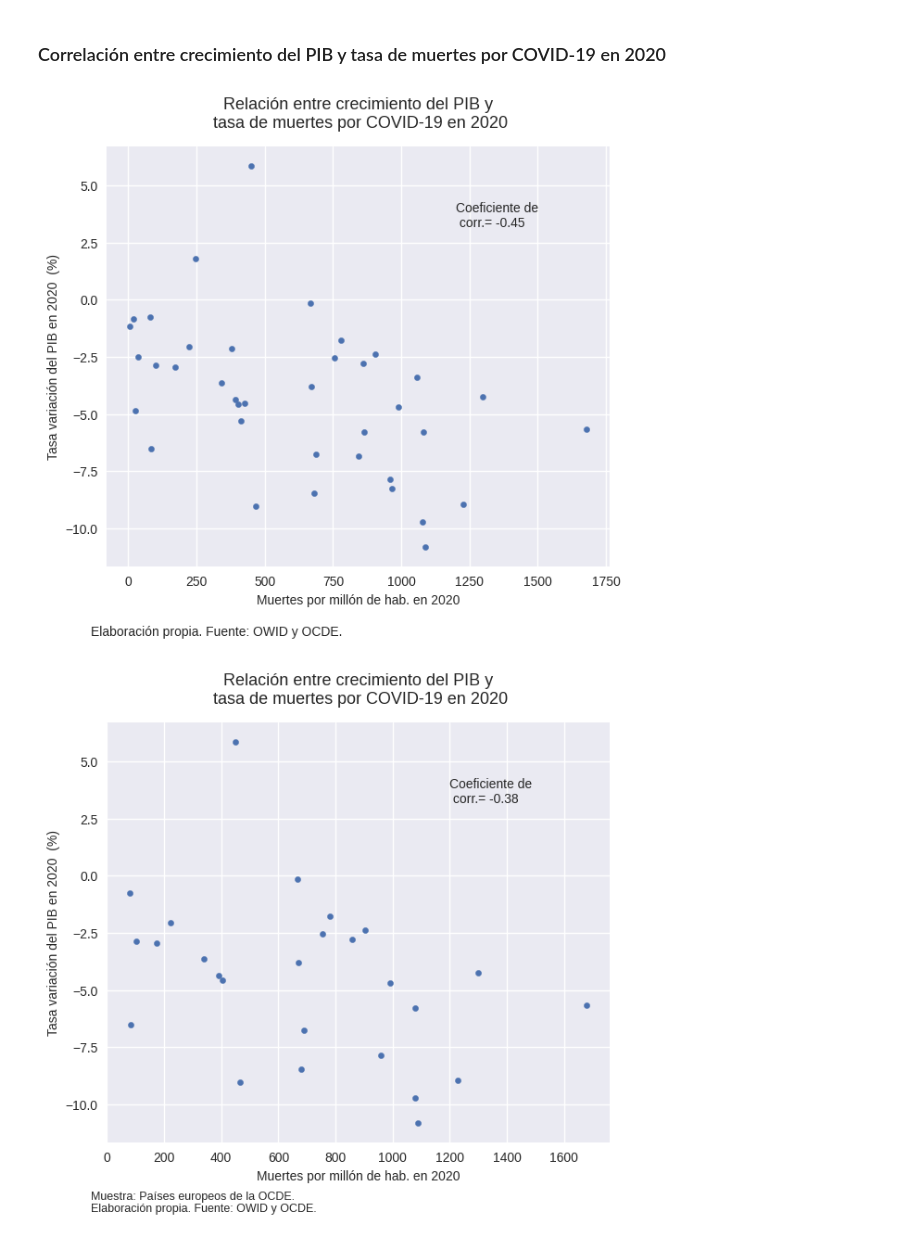
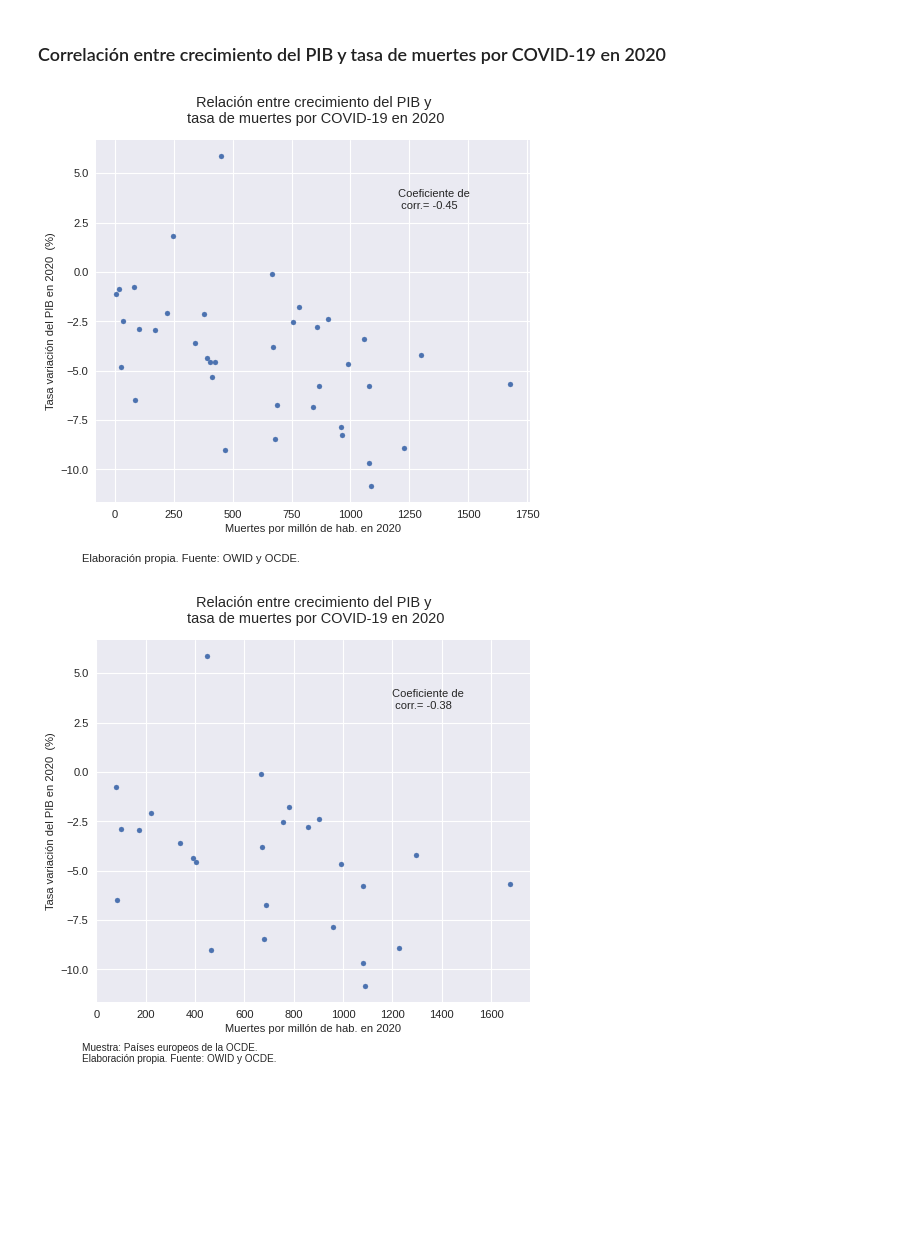
Before and after one commit to otoperalias/Coyuntura, a Jupyter notebook: clases/Tema2_Informe2_solucion.ipynb, the cells around one changed output. Saved outputs shown, nothing was run; the diff lists cells and outputs as text; code cells hidden in the pictures; blank space fills up the shorter version.

```diff
--- a/clases/Tema2_Informe2_solucion.ipynb
+++ b/clases/Tema2_Informe2_solucion.ipynb
@@ -81,8 +81,6 @@ len(cov.loc[cov['ocde']==1]) # Bien! Ahora están los 38
 # %%
 # Ahora seleccionamos la muestra de países de la OCDE
 cov=cov.loc[cov['ocde']==1]
-# %%
-cov=cov.loc["2020-12-31"]
 # %%
 cov.set_index("location", inplace=True)
 # %%
@@ -108,17 +124,17 @@ cc=union.corr().iloc[1,0] # Esto es para seleccionar una celda específica con e
 # %%
 # Gráfico de calidad:
 plt.style.use('seaborn')
-fig, ax=plt.subplots(figsize=(7,6),dpi=100)
+fig, ax=plt.subplots(figsize=(7,6),dpi=80)
 union.plot.scatter(x="total_deaths_per_million", y="2020", ax=ax)
 ax.set_ylabel("Tasa variación del PIB en 2020  (%)",size=10)
 ax.set_xlabel("Muertes por millón de hab. en 2020",size=10)
 ax.set_title("Relación entre crecimiento del PIB y\n tasa de muertes por COVID-19 en 2020",
              size=13,pad=15)
 ax.text(1200,3.2,"Coeficiente de\n corr.= "+str(round(cc,2)), ha="left",fontsize=10 )
 fig.text(0.1,0.0,"Elaboración propia. Fuente: OWID y OCDE.", ha="left",fontsize=10 )
 plt.show()
 # %% [output]
-[figure, old version]
+[figure, new version]
 # %%
 europa=union[union.continent=="Europe"].copy()
 # %%
@@ -126,7 +142,7 @@ cc_e=europa.corr().iloc[1,0]
 # %%
 # Gráfico de calidad:
 plt.style.use('seaborn')
-fig, ax=plt.subplots(figsize=(7,6),dpi=100)
+fig, ax=plt.subplots(figsize=(7,6),dpi=80)
 europa.plot.scatter(x="total_deaths_per_million", y="2020", ax=ax)
 ax.set_ylabel("Tasa variación del PIB en 2020  (%)",size=10)
 ax.set_xlabel("Muertes por millón de hab. en 2020",size=10)
@@ -136,4 +152,4 @@ ax.text(1200,3.2,"Coeficiente de\n corr.= "+str(round(cc_e,2)), ha="left",fontsi
 fig.text(0.1,0.0,"Muestra: Países europeos de la OCDE.\nElaboración propia. Fuente: OWID y OCDE.", ha="left",fontsize=9 )
 plt.show()
 # %% [output]
-[figure, old version]
+[figure, new version]
```
Also changed, not shown: parts of 1 cell of this notebook.
